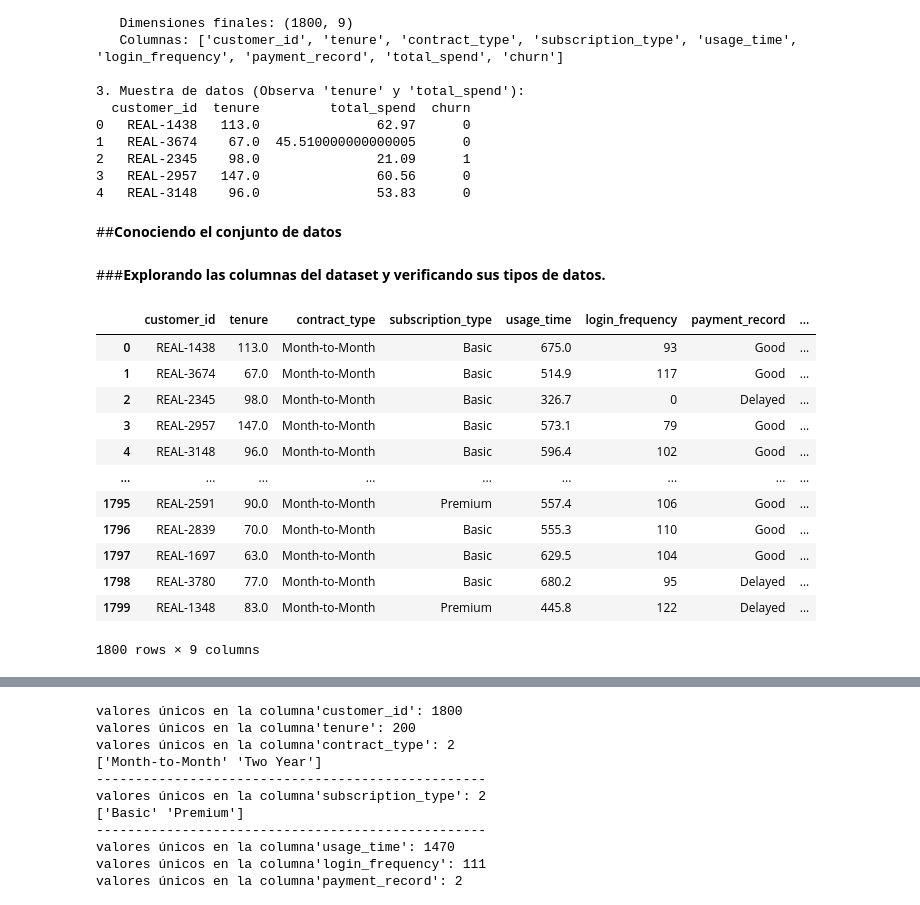
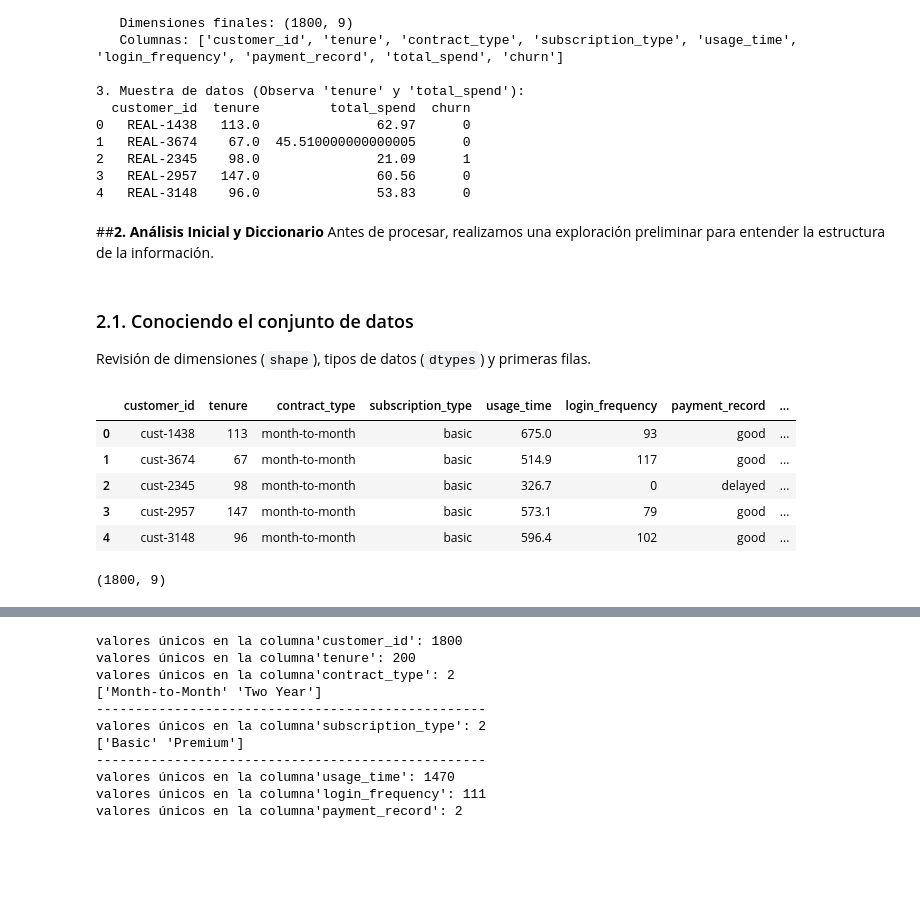
Before and after one commit to veterydaisy/Proyecto-2-ChurnInsight-Predicci-n-de-Cancelaci-n-de-Clientes-grupo-H12-25-L-Equipo-11-Data-Science, a Jupyter notebook: proyecto_churninsight_prediccion_de_cancelacion_de_clientes.ipynb, the cells around one changed output, grey strips where cells are left out. Drawn from its saved outputs; the diff is of its cells as text; code cells hidden in the pictures; blank space fills up the shorter version.

```diff
--- a/proyecto_churninsight_prediccion_de_cancelacion_de_clientes.ipynb
+++ b/proyecto_churninsight_prediccion_de_cancelacion_de_clientes.ipynb
@@ -160,23 +162,23 @@ print(df_master[['customer_id', 'tenure', 'total_spend', 'churn']].head(5))
 2   REAL-2345    98.0               21.09      1
 3   REAL-2957   147.0               60.56      0
 4   REAL-3148    96.0               53.83      0
+# %% [markdown]
+##**2. Análisis Inicial y Diccionario**
+Antes de procesar, realizamos una exploración preliminar para entender la estructura de la información.
 # %% [markdown]
-##**Conociendo el conjunto de datos**
+### 2.1. Conociendo el conjunto de datos
+Revisión de dimensiones (`shape`), tipos de datos (`dtypes`) y primeras filas.
-# %% [markdown]
-###**Explorando las columnas del dataset y verificando sus tipos de datos.**
 # %%
-df_master
+df_master.head()
 # %% [output]
 |  | customer_id | tenure | contract_type | subscription_type | usage_time | login_frequency | payment_record | ... |
-| 0 | REAL-1438 | 113.0 | Month-to-Month | Basic | 675.0 | 93 | Good | ... |
-| 1 | REAL-3674 | 67.0 | Month-to-Month | Basic | 514.9 | 117 | Good | ... |
-| 2 | REAL-2345 | 98.0 | Month-to-Month | Basic | 326.7 | 0 | Delayed | ... |
-| 3 | REAL-2957 | 147.0 | Month-to-Month | Basic | 573.1 | 79 | Good | ... |
-| 4 | REAL-3148 | 96.0 | Month-to-Month | Basic | 596.4 | 102 | Good | ... |
-| ... | ... | ... | ... | ... | ... | ... | ... | ... |
-| 1795 | REAL-2591 | 90.0 | Month-to-Month | Premium | 557.4 | 106 | Good | ... |
-| 1796 | REAL-2839 | 70.0 | Month-to-Month | Basic | 555.3 | 110 | Good | ... |
-| 1797 | REAL-1697 | 63.0 | Month-to-Month | Basic | 629.5 | 104 | Good | ... |
-| 1798 | REAL-3780 | 77.0 | Month-to-Month | Basic | 680.2 | 95 | Delayed | ... |
-| 1799 | REAL-1348 | 83.0 | Month-to-Month | Premium | 445.8 | 122 | Delayed | ... |
+| 0 | cust-1438 | 113 | month-to-month | basic | 675.0 | 93 | good | ... |
+| 1 | cust-3674 | 67 | month-to-month | basic | 514.9 | 117 | good | ... |
+| 2 | cust-2345 | 98 | month-to-month | basic | 326.7 | 0 | delayed | ... |
+| 3 | cust-2957 | 147 | month-to-month | basic | 573.1 | 79 | good | ... |
+| 4 | cust-3148 | 96 | month-to-month | basic | 596.4 | 102 | good | ... |
-1800 rows × 9 columns
+# %%
+#dimensiones
+df_master.shape
+# %% [output]
+(1800, 9)
```
Also changed, not shown: parts of 77 cells of this notebook.
